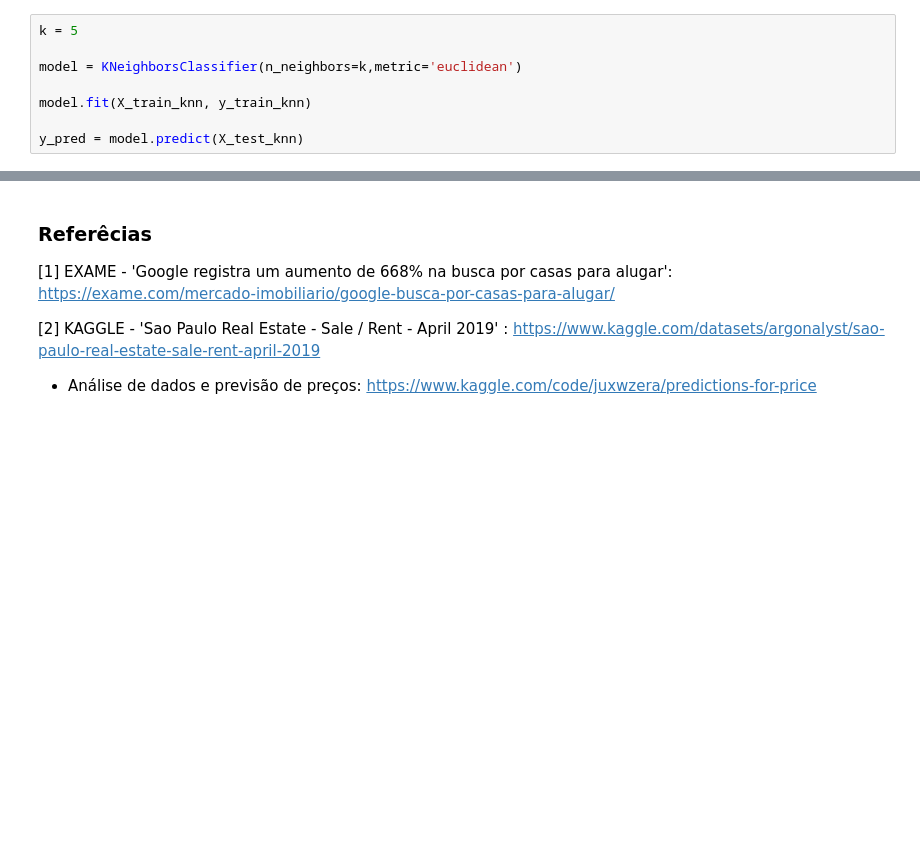
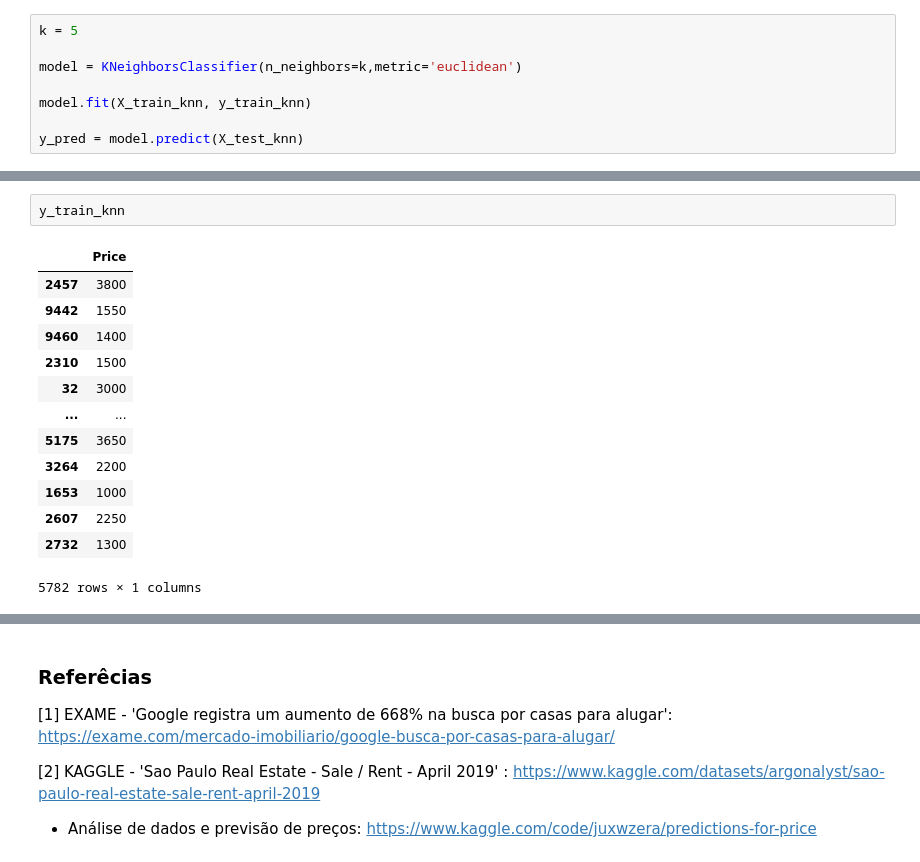
Before and after one commit to insper-classroom/22-1a-cd-p2-projeto2_isa_pivo_pcolpas, a Jupyter notebook: P2/data_analysis.ipynb, the cells around one changed output, grey strips where cells are left out. Saved outputs shown, nothing was run; the diff lists cells and outputs as text; blank space fills up the shorter version.

```diff
--- a/P2/data_analysis.ipynb
+++ b/P2/data_analysis.ipynb
@@ -367,0 +390,16 @@ Accuracy: 0.11203319502074689
+# %%
+y_train_knn
+# %% [output]
+|  | Price |
+| 2457 | 3800 |
+| 9442 | 1550 |
+| 9460 | 1400 |
+| 2310 | 1500 |
+| 32 | 3000 |
+| ... | ... |
+| 5175 | 3650 |
+| 3264 | 2200 |
+| 1653 | 1000 |
+| 2607 | 2250 |
+| 2732 | 1300 |
+5782 rows × 1 columns
```
Also changed, not shown: parts of 12 cells of this notebook.
